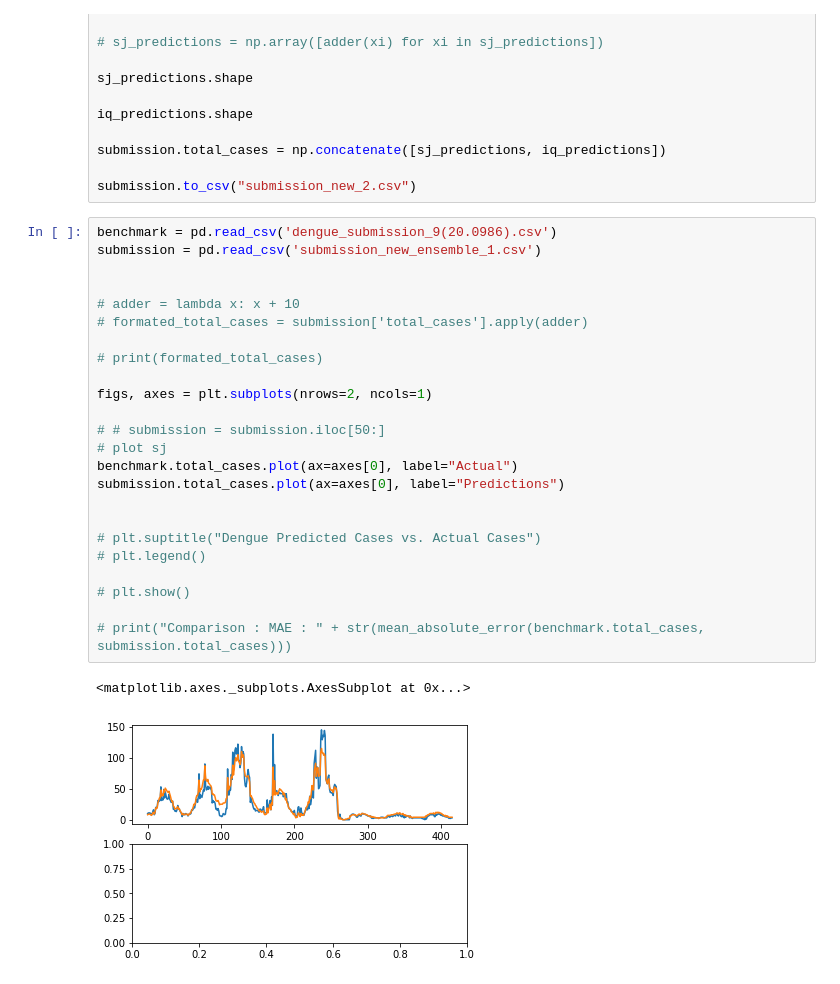
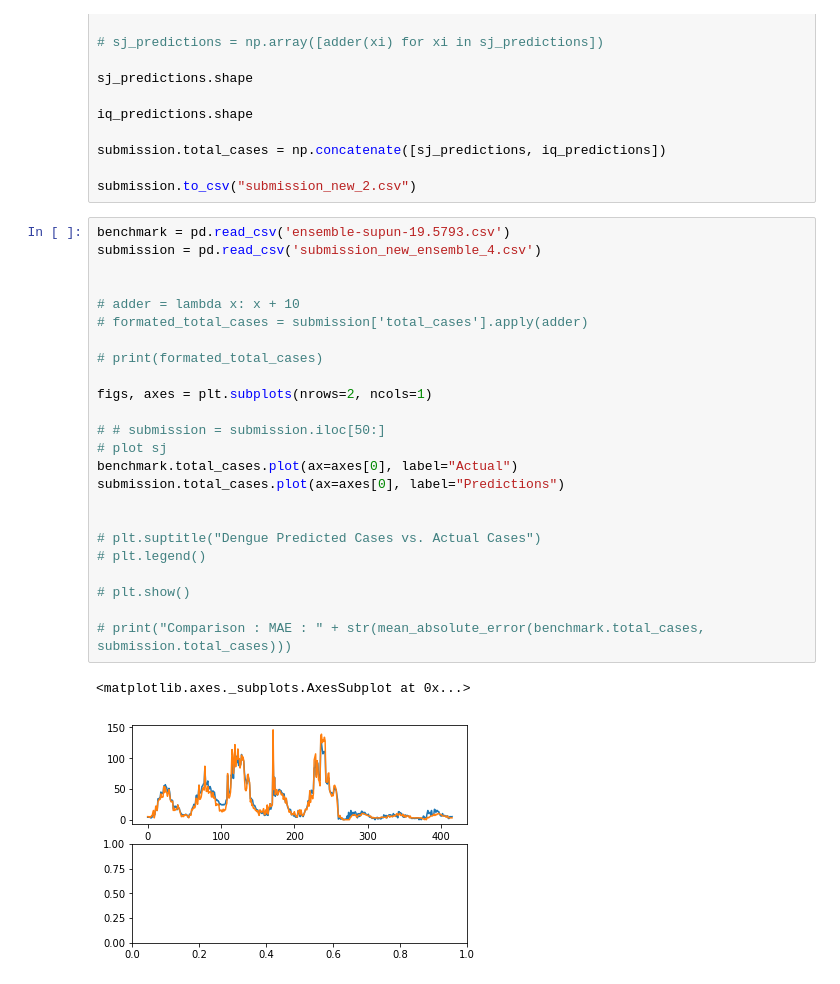
Before and after one commit to ChamodDamitha/Dengue-ML, a Jupyter notebook: Dengue-ML-2.ipynb, the cells around one changed output. Cells and saved outputs as stored; diff of their text form.

Commit message:
19.2432 with ensemble

```diff
--- a/Dengue-ML-2.ipynb
+++ b/Dengue-ML-2.ipynb
@@ -460,29 +460,29 @@ submission.total_cases = np.concatenate([sj_predictions, iq_predictions])
 
 submission.to_csv("submission_new_2.csv")
 # %%
-benchmark = pd.read_csv('dengue_submission_9(20.0986).csv')
-submission = pd.read_csv('submission_new_ensemble_1.csv')
+benchmark = pd.read_csv('ensemble-supun-19.5793.csv')
+submission = pd.read_csv('submission_new_ensemble_4.csv')
 
 
 # adder = lambda x: x + 10
 # formated_total_cases = submission['total_cases'].apply(adder)
 
 # print(formated_total_cases)
 
 figs, axes = plt.subplots(nrows=2, ncols=1)
 
 # # submission = submission.iloc[50:]
 # plot sj
 benchmark.total_cases.plot(ax=axes[0], label="Actual")
 submission.total_cases.plot(ax=axes[0], label="Predictions")
 
 
 # plt.suptitle("Dengue Predicted Cases vs. Actual Cases")
 # plt.legend()
 
 # plt.show()
 
 # print("Comparison : MAE : " + str(mean_absolute_error(benchmark.total_cases, submission.total_cases)))
 # %% [output]
 <matplotlib.axes._subplots.AxesSubplot at 0x...>
-[figure, old version]
+[figure, new version]
```
Also changed, not shown: parts of 5 cells of this notebook, 7 other files.
